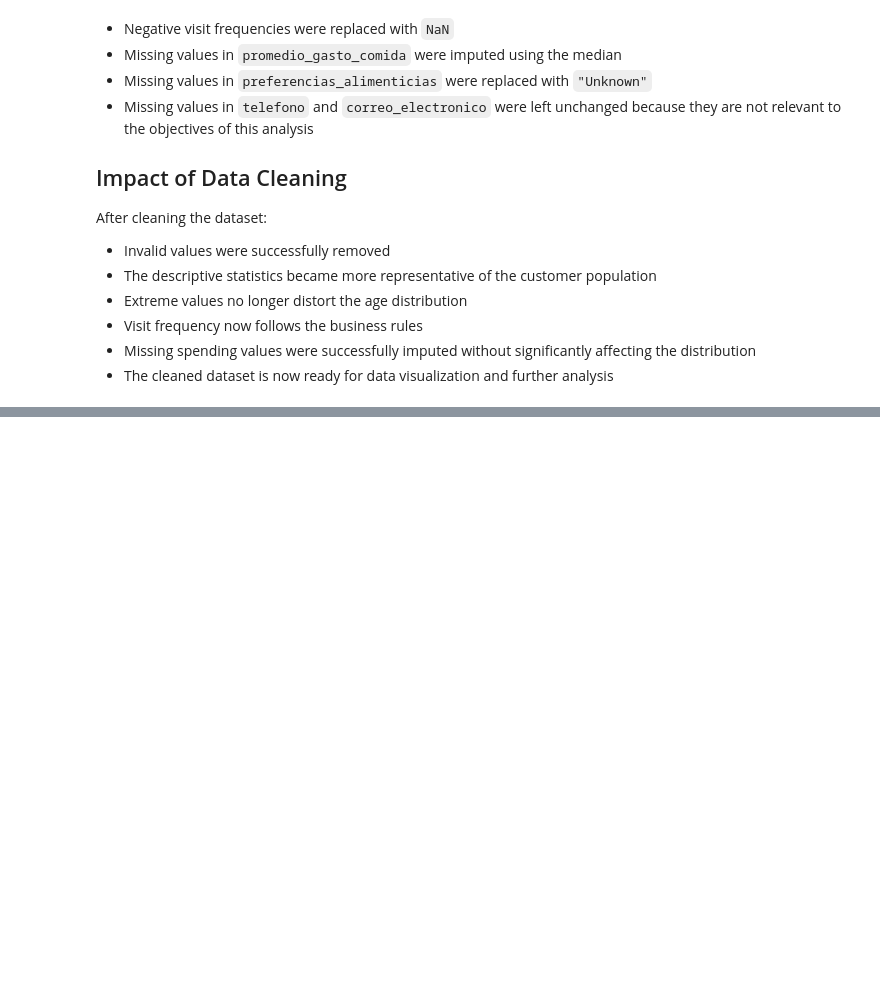
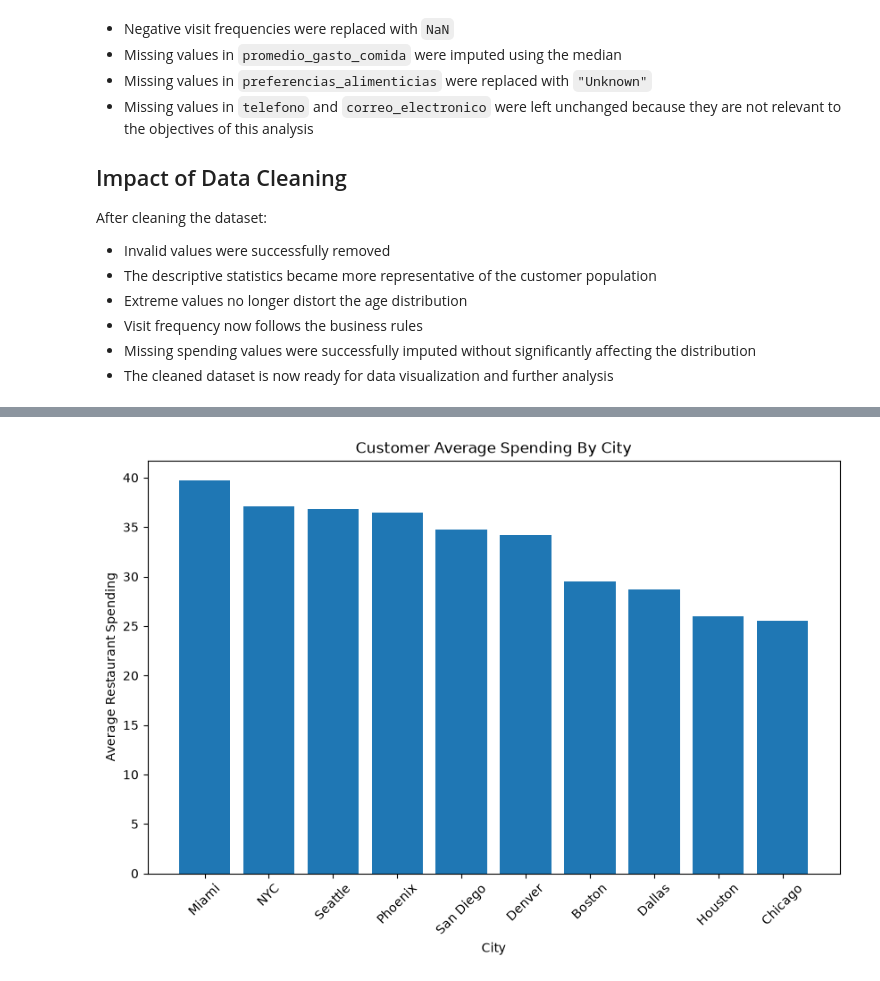
Before and after one commit to Dcuastumal/restaurant-customer-analysis, a Jupyter notebook: notebooks/exploratory_data_analysis.ipynb, the cells around one changed output, grey strips where cells are left out. Saved outputs shown, nothing was run; the diff lists cells and outputs as text; code cells hidden in the pictures; blank space fills up the shorter version.

```diff
--- a/notebooks/exploratory_data_analysis.ipynb
+++ b/notebooks/exploratory_data_analysis.ipynb
@@ -489,0 +566,9 @@ After cleaning the dataset:
+# %%
+average_spending_by_city = (
+    customers_clean_df
+    .groupby("ciudad_residencia")["promedio_gasto_comida"]
+    .mean()
+    .sort_values(ascending=False)
+)
+
+average_spending_by_city
@@ -489,0 +588,14 @@ After cleaning the dataset:
+# %%
+plt.figure(figsize=(10,6))
+
+plt.bar(average_spending_by_city.index, average_spending_by_city.values)
+
+plt.title("Customer Average Spending By City")
+plt.xlabel("City")
+plt.ylabel("Average Restaurant Spending")
+
+plt.xticks(rotation=45)
+
+plt.show()
+# %% [output]
+[figure, added]
```
Also changed, not shown: parts of 16 cells of this notebook.
